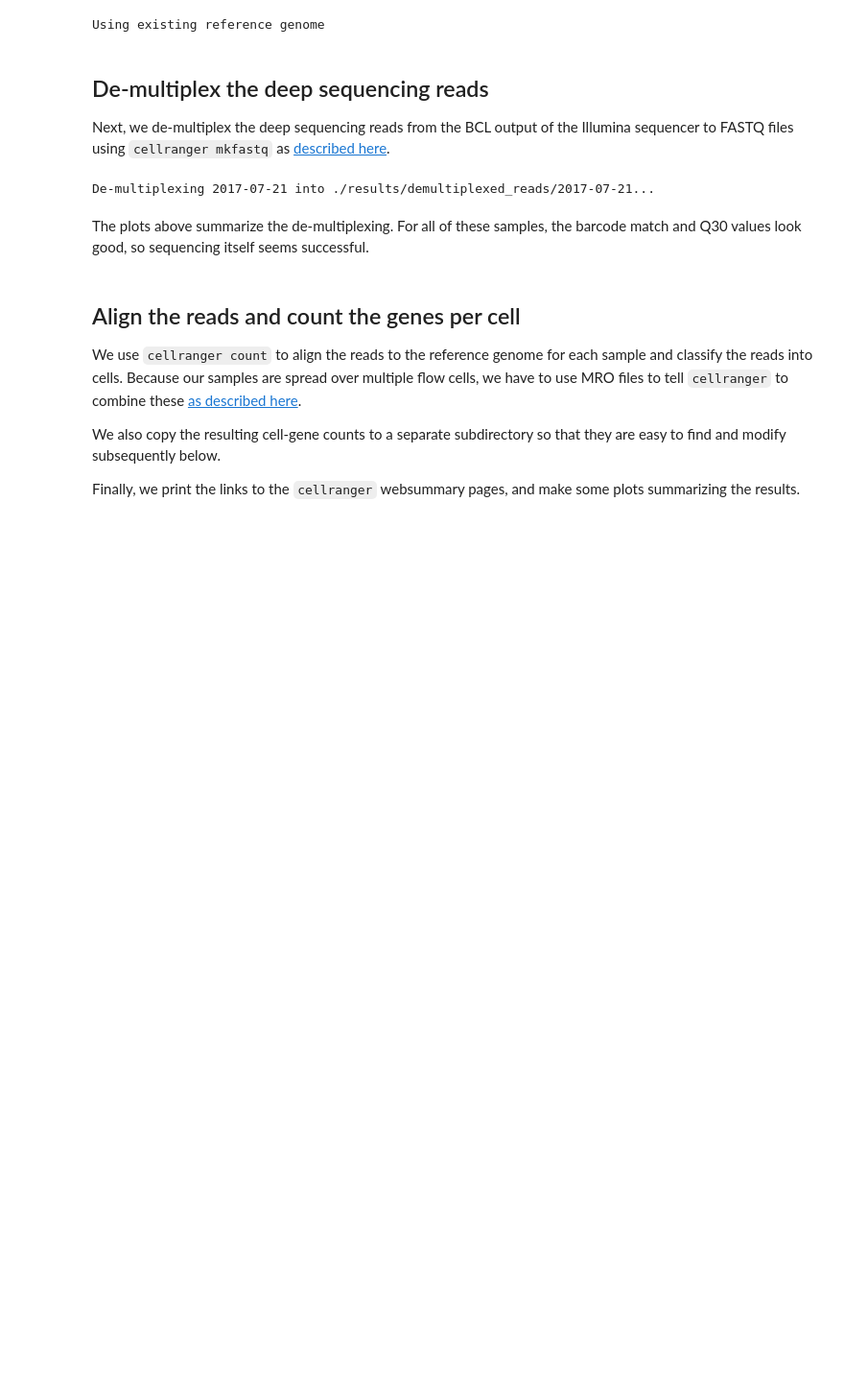
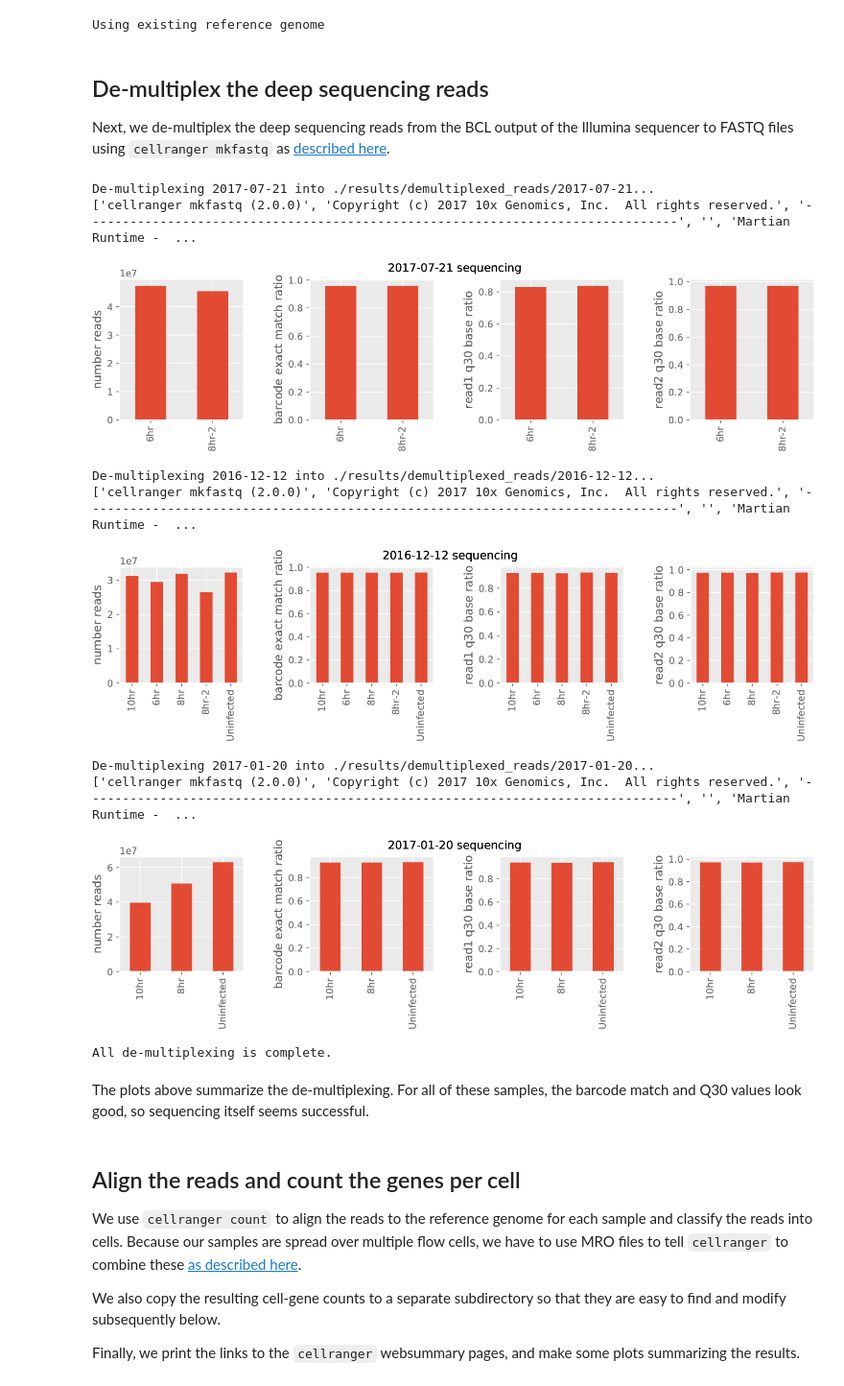
Before and after one commit to jbloomlab/flu_single_cell, a Jupyter notebook: align_and_annotate.ipynb, the cells around one changed output. Shown at 96% size. Drawn from its saved outputs; the diff is of its cells as text; code cells hidden in the pictures; blank space fills up the shorter version.

```diff
--- a/align_and_annotate.ipynb
+++ b/align_and_annotate.ipynb
@@ -162,36 +162,45 @@ demuxdir = os.path.join(resultsdir, 'demultiplexed_reads/')
 if not os.path.isdir(demuxdir):
     os.mkdir(demuxdir)
 for seqrun in seqruns:
     outdir = os.path.join(demuxdir, seqrun)
     qcplot = os.path.join(plotsdir, '{0}_demux.pdf'.format(seqrun))
     if os.path.isdir(outdir):
         print("De-multiplexed reads for {0} already in {1}".format(seqrun, outdir))
     else:
         print("De-multiplexing {0} into {1}...".format(seqrun, outdir))
         samplesheet = os.path.join(demuxdir, '{0}_samplesheet.csv'.format(seqrun))
         with open(samplesheet, 'w') as f:
             f.write(bcl_samplesheets[seqrun])
         flowcell = flow_cells[seqrun]
         mro = '__{0}.mro'.format(flowcell)
         # run cellranger, move output files to outdir, delete output if command files
         if seqrun == masksample:
             log = !(cellranger mkfastq --run={bcl_dirs[seqrun]} --output-dir={outdir} \
-                    --csv={samplesheet} --project=fastq --use-bases-mask=Y98,Y14,I8,Y10n88 && mv {mro} {outdir} && \
-                   mv {flowcell} {outdir}/pipestance) || \
+                    --csv={samplesheet} --project=fastq --use-bases-mask=Y98,Y14,I8,Y10n88 \
+                    && mv {mro} {outdir} && mv {flowcell} {outdir}/pipestance) || \
                     (rm -r {outdir} && rm {mro} rm -r {flowcell})
         else:
             log = !(cellranger mkfastq --run={bcl_dirs[seqrun]} --output-dir={outdir} \
                     --csv={samplesheet} --project=fastq && mv {mro} {outdir} && \
-                   mv {flowcell} {outdir}/pipestance) || \
+                    mv {flowcell} {outdir}/pipestance) || \
                     (rm -r {outdir} && rm {mro} rm -r {flowcell})
         print(log)
     qc = os.path.join(outdir, 'pipestance/outs/qc_summary.json')
     if not os.path.isfile(qcplot):
         pymodules.utils.demuxSummary(qc, qcplot, '{0} sequencing'.format(seqrun))
     pymodules.utils.showPDF(qcplot)
 print("All de-multiplexing is complete.")
 # %% [output]
 De-multiplexing 2017-07-21 into ./results/demultiplexed_reads/2017-07-21...
+['cellranger mkfastq (2.0.0)', 'Copyright (c) 2017 10x Genomics, Inc.  All rights reserved.', '-------------------------------------------------------------------------------', '', 'Martian Runtime -  ...
+[figure, added]
+De-multiplexing 2016-12-12 into ./results/demultiplexed_reads/2016-12-12...
+['cellranger mkfastq (2.0.0)', 'Copyright (c) 2017 10x Genomics, Inc.  All rights reserved.', '-------------------------------------------------------------------------------', '', 'Martian Runtime -  ...
+[figure, added]
+De-multiplexing 2017-01-20 into ./results/demultiplexed_reads/2017-01-20...
+['cellranger mkfastq (2.0.0)', 'Copyright (c) 2017 10x Genomics, Inc.  All rights reserved.', '-------------------------------------------------------------------------------', '', 'Martian Runtime -  ...
+[figure, added]
+All de-multiplexing is complete.
 # %% [markdown]
 The plots above summarize the de-multiplexing.
 For all of these samples, the barcode match and Q30 values look good, so sequencing itself seems successful.
```
Also changed, not shown: parts of 5 cells of this notebook, 11 other files.
